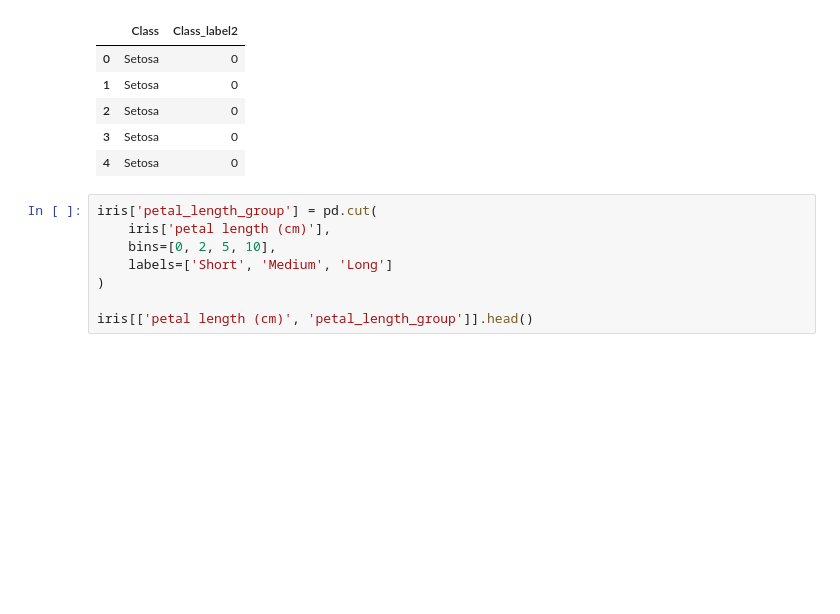
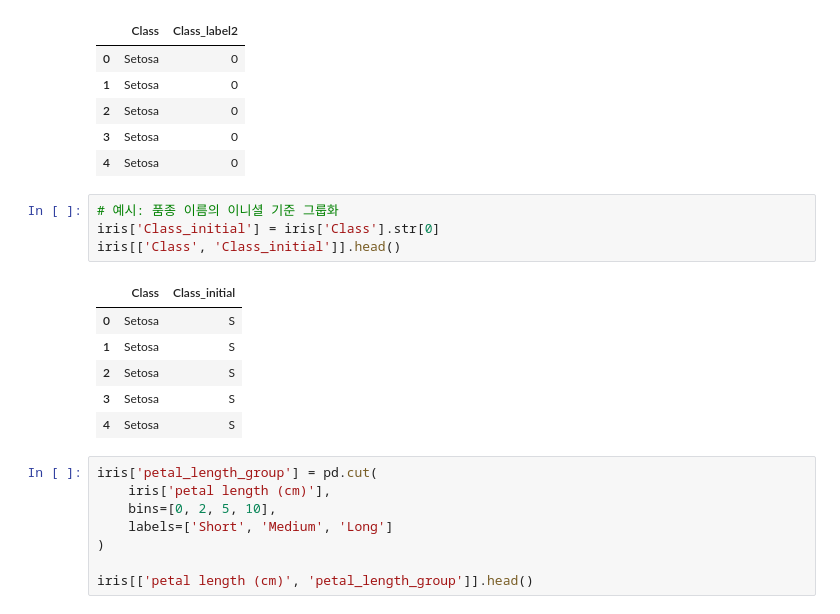
Before and after one commit to ADPclass/ADP_Python_upgrade, a Jupyter notebook: ch3-2 범주형 데이터 인코딩.ipynb, the cells around one changed output. Saved outputs shown, nothing was run; the diff lists cells and outputs as text; blank space fills up the shorter version.

```diff
--- a/ch3-2 범주형 데이터 인코딩.ipynb
+++ b/ch3-2 범주형 데이터 인코딩.ipynb
@@ -45,6 +42,17 @@ iris[['Class', 'Class_label2']].head()
 | 2 | Setosa | 0 |
 | 3 | Setosa | 0 |
 | 4 | Setosa | 0 |
+# %%
+# 예시: 품종 이름의 이니셜 기준 그룹화
+iris['Class_initial'] = iris['Class'].str[0]
+iris[['Class', 'Class_initial']].head()
+# %% [output]
+|  | Class | Class_initial |
+| 0 | Setosa | S |
+| 1 | Setosa | S |
+| 2 | Setosa | S |
+| 3 | Setosa | S |
+| 4 | Setosa | S |
 # %%
 iris['petal_length_group'] = pd.cut(
     iris['petal length (cm)'],
```
Also changed, not shown: parts of 3 cells of this notebook, 3 other files.
